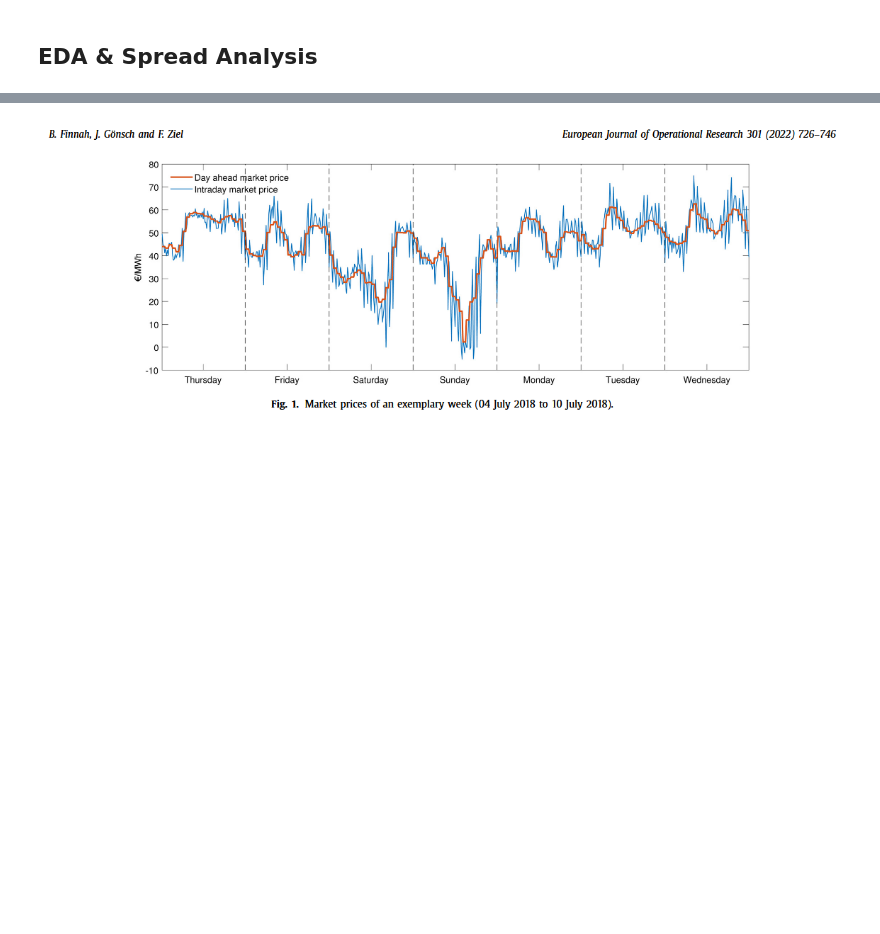
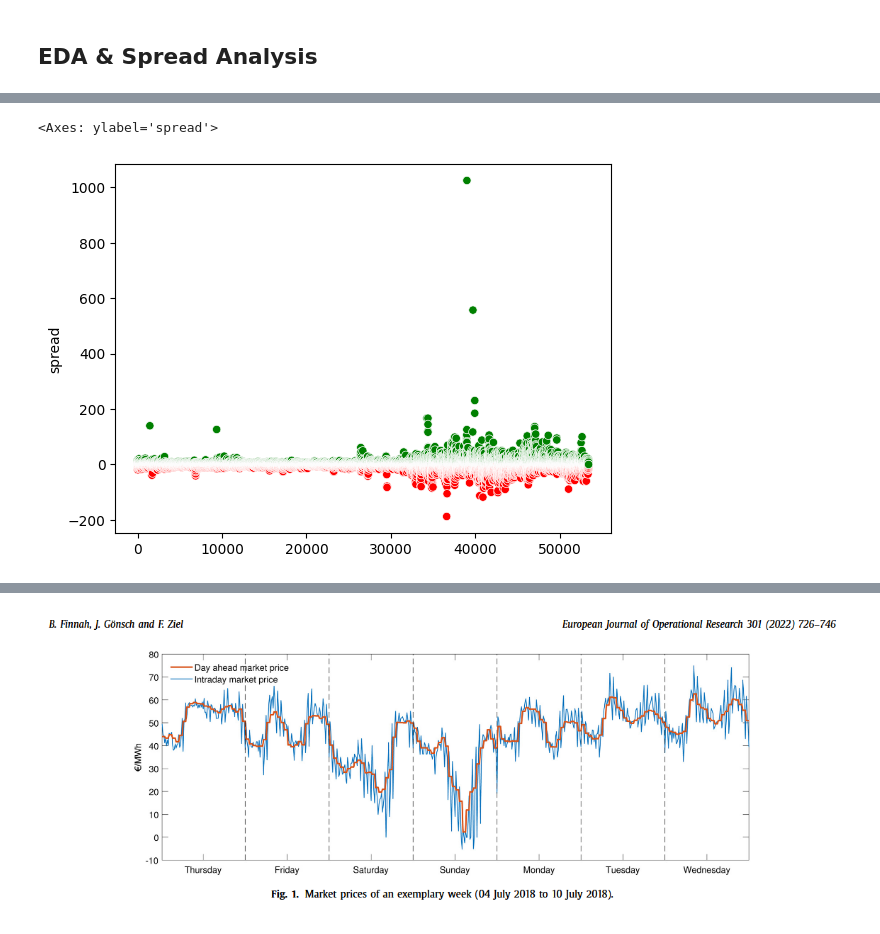
Before and after one commit to mzaoualim/electricity-price-forecasting, a Jupyter notebook: electricity_price_forcasting.ipynb, the cells around one changed output, grey strips where cells are left out. Cells and saved outputs as stored; diff of their text form; code cells hidden in the pictures; blank space fills up the shorter version.

```diff
--- a/electricity_price_forcasting.ipynb
+++ b/electricity_price_forcasting.ipynb
@@ -137,0 +347,6 @@ idp_data.to_csv('idp_data.csv')
+# %%
+colors = np.where(data['spread']<0, 'r', 'g')
+sns.scatterplot(data['spread'], c=colors)
+# %% [output]
+<Axes: ylabel='spread'>
+[figure, added]
```
Also changed, not shown: parts of 30 cells of this notebook.
